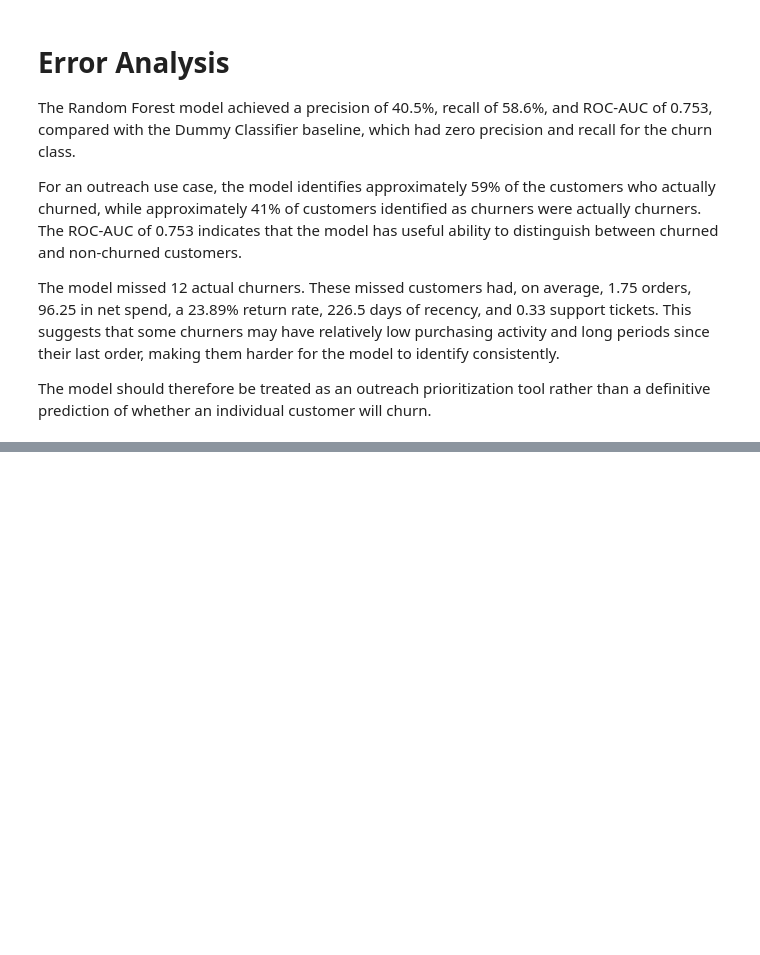
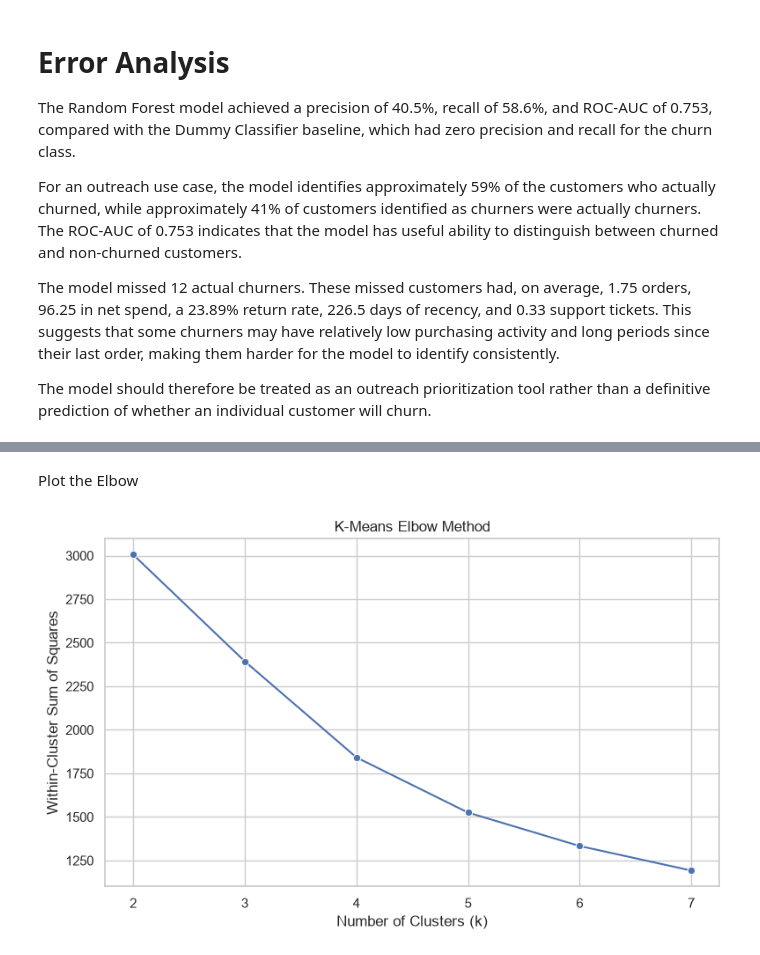
Before and after one commit to rachanasree-ai/Pulse-Cart, a Jupyter notebook: analysis.ipynb, the cells around one changed output, grey strips where cells are left out. Drawn from its saved outputs; the diff is of its cells as text; code cells hidden in the pictures; blank space fills up the shorter version.

```diff
--- a/analysis.ipynb
+++ b/analysis.ipynb
@@ -1951,0 +1987,26 @@ The model should therefore be treated as an outreach prioritization tool rather
+# %%
+from sklearn.cluster import KMeans
+
+inertia_values = []
+
+k_values = range(2, 8)
+
+for k in k_values:
+    kmeans = KMeans(
+        n_clusters=k,
+        random_state=42,
+        n_init=10
+    )
+
+    kmeans.fit(X_cluster)
+
+    inertia_values.append(
+        kmeans.inertia_
+    )
+
+elbow_results = pd.DataFrame({
+    "k": list(k_values),
+    "inertia": inertia_values
+})
+
+elbow_results
@@ -1951,0 +2021,20 @@ The model should therefore be treated as an outreach prioritization tool rather
+# %% [markdown]
+Plot the Elbow
+# %%
+plt.figure(figsize=(8, 5))
+
+sns.lineplot(
+    data=elbow_results,
+    x="k",
+    y="inertia",
+    marker="o"
+)
+
+plt.title("K-Means Elbow Method")
+plt.xlabel("Number of Clusters (k)")
+plt.ylabel("Within-Cluster Sum of Squares")
+
+plt.tight_layout()
+plt.show()
+# %% [output]
+[figure, added]
```
Also changed, not shown: parts of 45 cells of this notebook.
